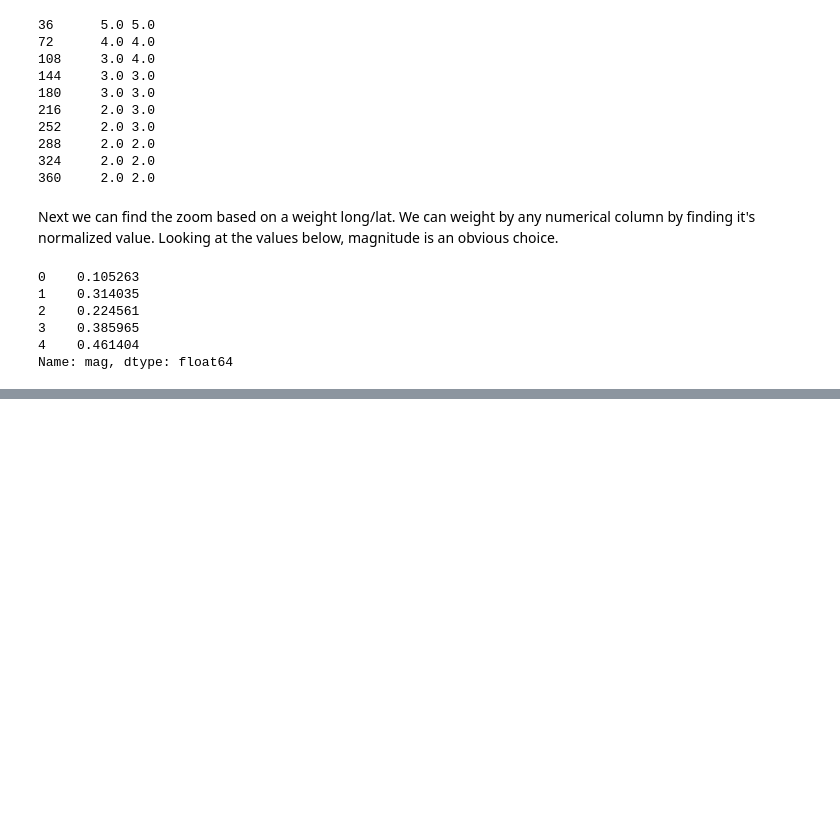
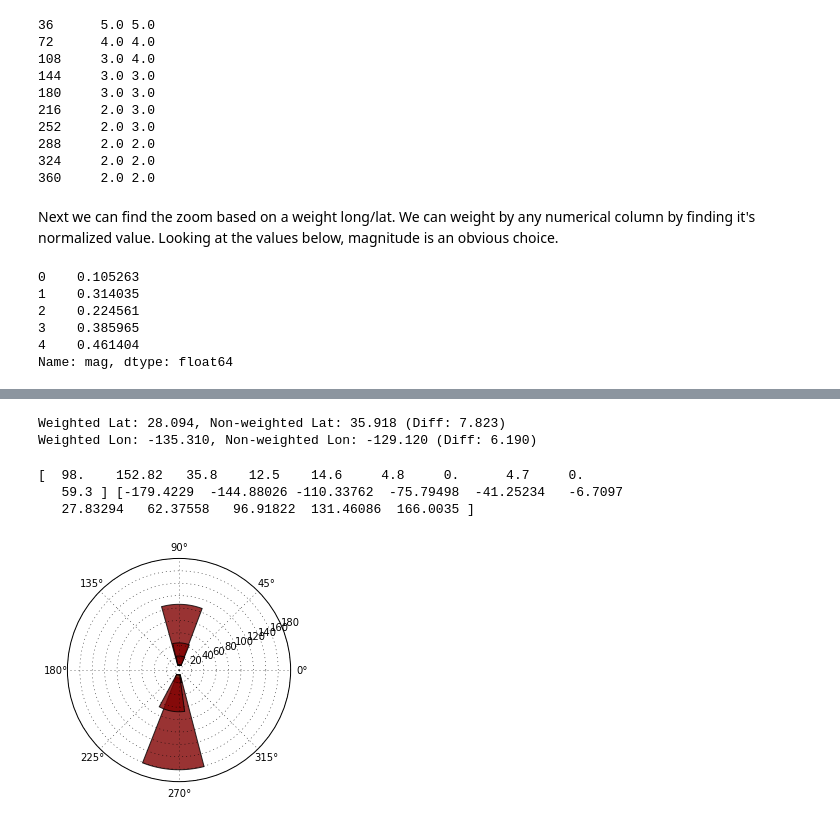
Before and after one commit to andy-esch/tilemath, a Jupyter notebook: dataInformedView.ipynb, the cells around one changed output, grey strips where cells are left out. Drawn from its saved outputs; the diff is of its cells as text; code cells hidden in the pictures; blank space fills up the shorter version.

Commit message:
Added weighted longitude calculation

```diff
--- a/dataInformedView.ipynb
+++ b/dataInformedView.ipynb
@@ -23,13 +32,13 @@ First we need to transform our coordinates to a system without periodic boundary
 # %%
 # Transformation functions and tests to ensure they work
-def trans_lon_1(lon):
+def zeta(lon):
     return np.sin(np.deg2rad(lon))
 
-def trans_lon_2(lon):
+def xi(lon):
     return np.cos(np.deg2rad(lon))
 
-def find_trans_com(lon1,lon2):
-    return np.rad2deg(np.arctan2(lon1,lon2))
+def com_longitude(lon_zeta,lon_xi):
+    return np.rad2deg(np.arctan2(lon_zeta,lon_xi))
 
 def test():
     assert abs(trans_lon_1(90.) - 1.0) < 1.0e-5
@@ -41,12 +50,12 @@ def test():
 test()
 # %%
 # Transform coordinate system to calculate center of "mass" of longtiude (since it has periodic boundary conditions)
-eq_month["trans_lon_1"] = trans_lat(eq_month["longitude"])
-eq_month["trans_lon_2"] = trans_lon(eq_month["longitude"])
+eq_month["lon_zeta"] = zeta(eq_month["longitude"])
+eq_month["lon_xi"] = xi(eq_month["longitude"])
 
 # Calculate mean of transformed coordinates
-com_lon_1 = eq_month["trans_lon_1"].mean()
-com_lon_2 = eq_month["trans_lon_2"].mean()
+com_lon_1 = eq_month["lon_zeta"].mean()
+com_lon_2 = eq_month["lon_xi"].mean()
 
 # Calculate center of "mass" of earthquake activity
 com_lon = find_trans_com(com_lon_1,com_lon_2)
@@ -225,0 +221,38 @@ The process can be repeated for all dimensions of the system to determine the co
+# %%
+w_zeta = np.dot(w,eq_month.lon_zeta) / sum(w)
+w_xi = np.dot(w,eq_month.lon_xi) / sum(w)
+w_lon = com_longitude(w_zeta,w_xi)
+
+w_lat = np.dot(eq_month.latitude,eq_month.mag) / sum(eq_month.mag)
+
+print "Weighted Lat: %0.3f, Non-weighted Lat: %0.3f (Diff: %0.3f)" % (w_lat,com_lat,com_lat-w_lat)
+print "Weighted Lon: %0.3f, Non-weighted Lon: %0.3f (Diff: %0.3f)" % (w_lon,com_lon,com_lon-w_lon)
+# %% [output]
+Weighted Lat: 28.094, Non-weighted Lat: 35.918 (Diff: 7.823)
+Weighted Lon: -135.310, Non-weighted Lon: -129.120 (Diff: 6.190)
+# %%
+hist, bin_edges, patches = plt.hist(eq_month.longitude,weights=eq_month.mag);
+print hist, bin_edges
+b2 = (bin_edges[:10] + bin_edges[1:]) / 2.
+N = len(hist)
+bottom = 8
+max_height = 4
+
+theta = b2
+radii = hist
+width = (2*np.pi) / N
+
+ax = plt.subplot(111, polar=True)
+bars = ax.bar(theta, radii, width=width, bottom=bottom)
+
+# Use custom colors and opacity
+for r, bar in zip(radii, bars):
+    bar.set_facecolor(plt.cm.jet(r / 10.))
+    bar.set_alpha(0.8)
+
+plt.show()
+# %% [output]
+[  98.    152.82   35.8    12.5    14.6     4.8     0.      4.7     0.
+   59.3 ] [-179.4229  -144.88026 -110.33762  -75.79498  -41.25234   -6.7097
+   27.83294   62.37558   96.91822  131.46086  166.0035 ]
+[figure, added]
```
Also changed, not shown: parts of 7 cells of this notebook.
